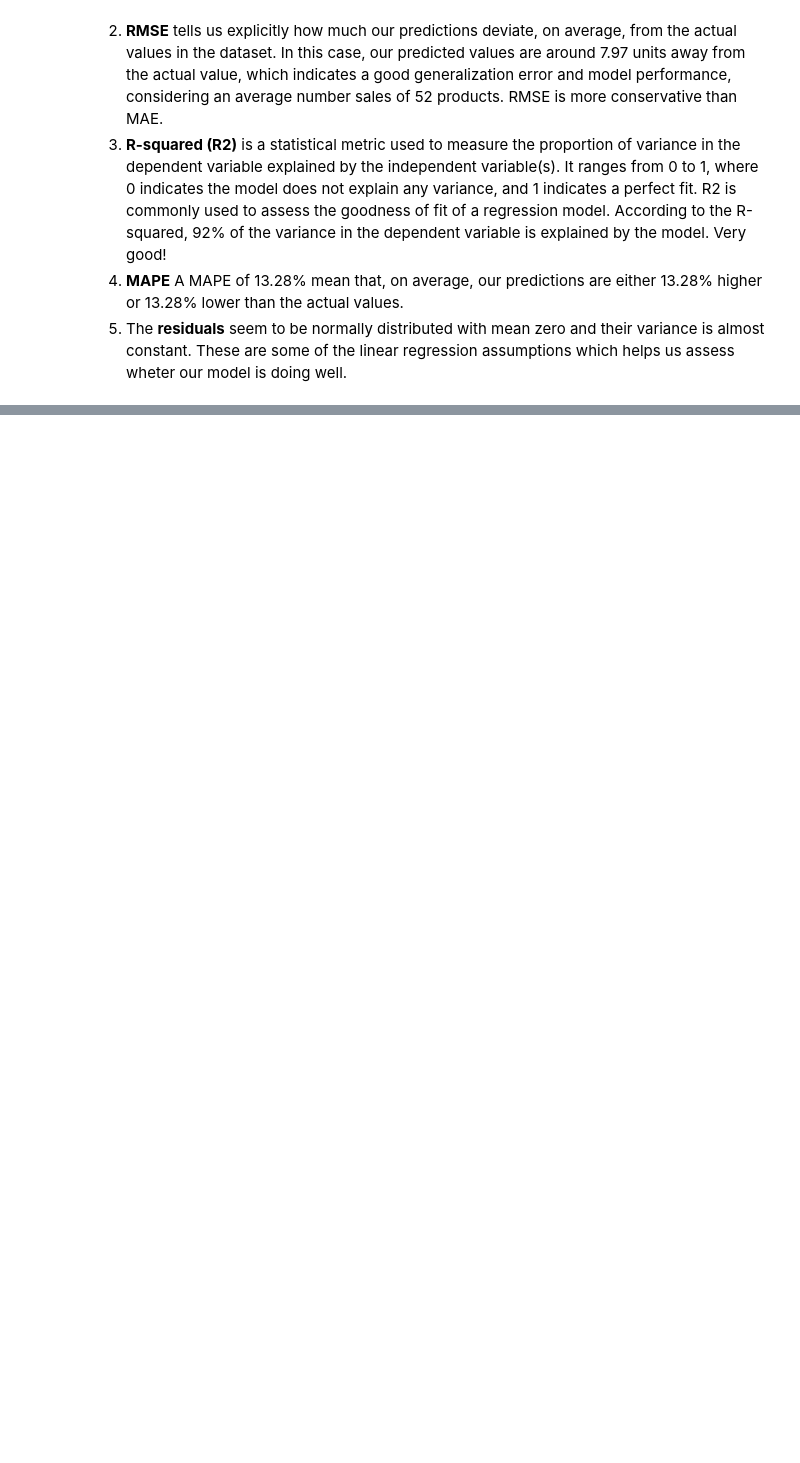
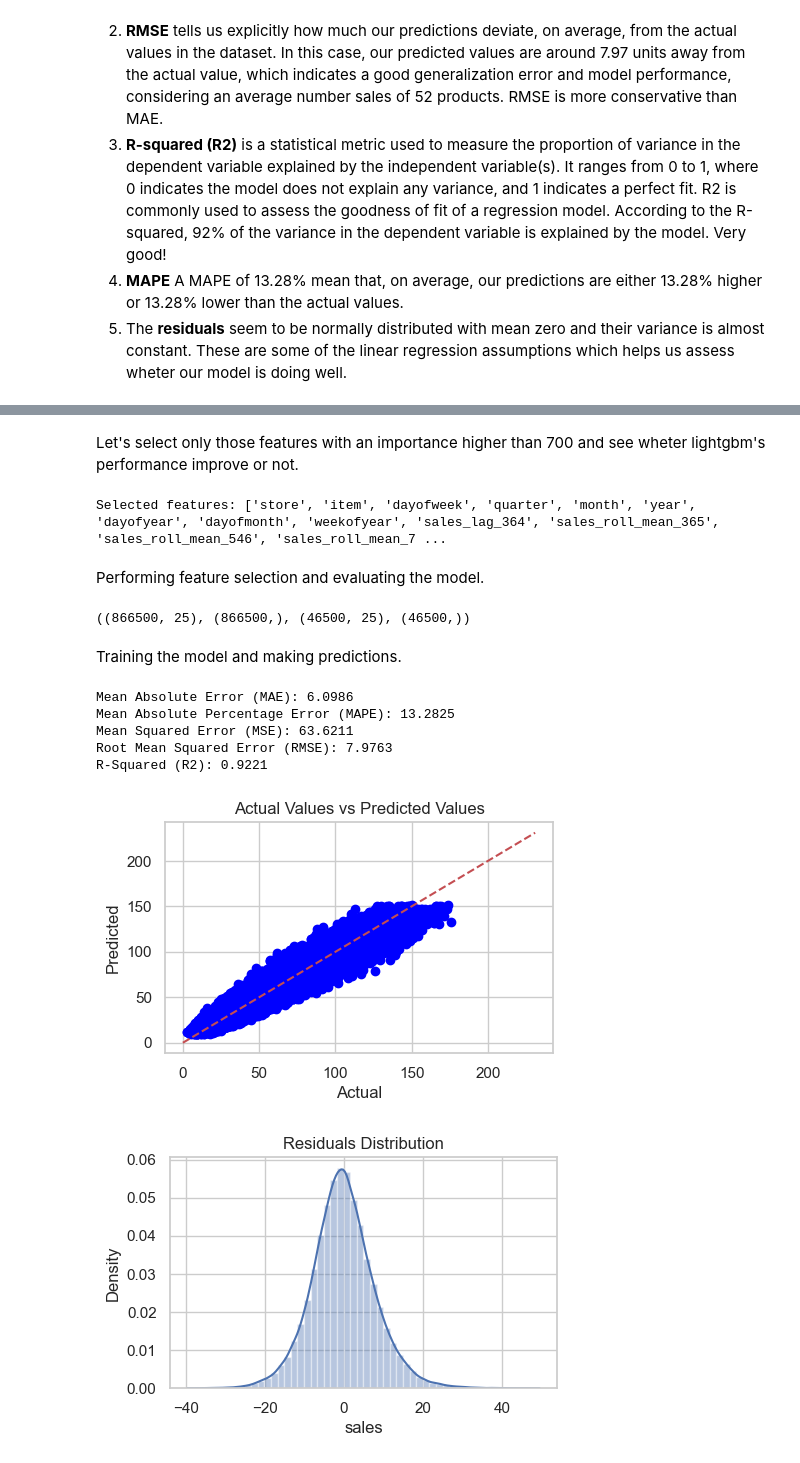
Before and after one commit to allmeidaapedro/Store-Item-Demand-Forecasting, a Jupyter notebook: notebooks/modelling.ipynb, the cells around one changed output, grey strips where cells are left out. Drawn from its saved outputs; the diff is of its cells as text; code cells hidden in the pictures; blank space fills up the shorter version.

```diff
--- a/notebooks/modelling.ipynb
+++ b/notebooks/modelling.ipynb
@@ -836,0 +860,38 @@ Our final lightgbm model presents a great performance!
+# %% [markdown]
+Let's select only those features with an importance higher than 700 and see wheter lightgbm's performance improve or not.
+# %%
+importances = lgb_reg.feature_importances_
+SELECTION_THRESHOLD = 700
+selected_features = [f for i, f in enumerate(X_train.columns) if importances[i] > SELECTION_THRESHOLD]
+selected_features.append(TARGET)
+print(f'Selected features: {selected_features}')
+# %% [output]
+Selected features: ['store', 'item', 'dayofweek', 'quarter', 'month', 'year', 'dayofyear', 'dayofmonth', 'weekofyear', 'sales_lag_364', 'sales_roll_mean_365', 'sales_roll_mean_546', 'sales_roll_mean_7 ...
+# %% [markdown]
+Performing feature selection and evaluating the model.
+# %%
+df_sel = df_prep[selected_features]
+train_sel, test_sel = time_series_split(df_sel, CUTOFF_DATE)
+X_train_sel = train_sel.drop(columns=[TARGET])
+y_train_sel = train_sel[TARGET]
+X_test_sel = test_sel.drop(columns=[TARGET])
+y_test_sel = test_sel[TARGET]
+X_train_sel.shape, y_train_sel.shape, X_test_sel.shape, y_test_sel.shape
+# %% [output]
+((866500, 25), (866500,), (46500, 25), (46500,))
+# %% [markdown]
+Training the model and making predictions.
+# %%
+lgb_sel = clone(lgb_reg)
+lgb_sel.fit(X_train_sel, y_train_sel)
+sel_pred = lgb_sel.predict(X_test_sel)
+# %%
+sel_results = evaluate_regressor(np.expm1(y_test_sel), np.expm1(sel_pred), np.expm1(y_train_sel), 'LightGBM')
+# %% [output]
+Mean Absolute Error (MAE): 6.0986
+Mean Absolute Percentage Error (MAPE): 13.2825
+Mean Squared Error (MSE): 63.6211
+Root Mean Squared Error (RMSE): 7.9763
+R-Squared (R2): 0.9221
+[figure, added]
+[figure, added]
```
Also changed, not shown: parts of 33 cells of this notebook, 1 other file.
